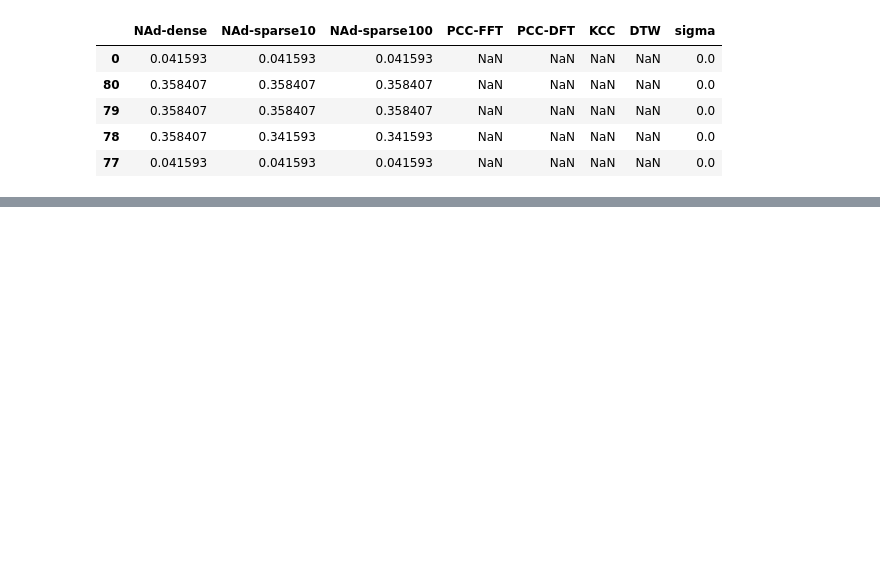
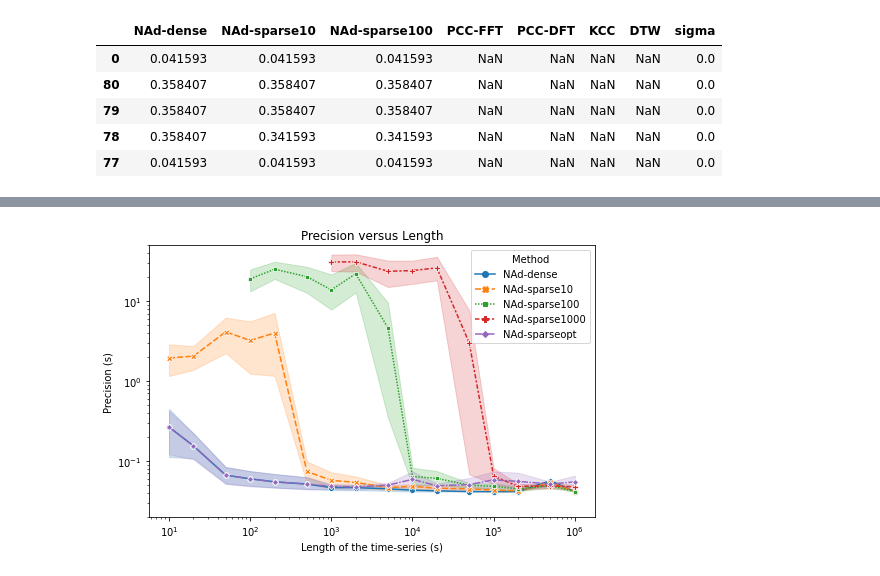
Before and after one commit to iot-salzburg/nearest-advocate, a Jupyter notebook: experiments/method_comparision_semisimulated.ipynb, the cells around one changed output, grey strips where cells are left out. Drawn from its saved outputs; the diff is of its cells as text; code cells hidden in the pictures; blank space fills up the shorter version.

```diff
--- a/experiments/method_comparision_semisimulated.ipynb
+++ b/experiments/method_comparision_semisimulated.ipynb
@@ -811,0 +836,7 @@ plt.show()
+# %%
+LENGTHS = [int(l) for l in [1e1, 2e1, 5e1, 1e2, 2e2, 5e2, 1e3, 2e3, 5e3, 1e4, 2e4, 5e4, 1e5, 2e5, 5e5, 1e6]]
+N_ITERATIONS = 20         # number of iterations per length, used for the interquartils
+METHODS = ['NAd-dense', 'NAd-sparse10', 'NAd-sparse100', 'NAd-sparse1000', 'NAd-sparseopt']  # TODO: add method specifics
+REF_SIGMA = 0.5
+SIGMA = 0.25
+FRACTION = 0.9
@@ -811,0 +972,18 @@ plt.show()
+# %%
+fig, axes = plt.subplots(1,1, figsize=(8, 5))
+
+# melt the DataFrame
+df_precision_melted = pd.melt(df_precision, id_vars="length", var_name="Method",
+                              value_vars=METHODS, value_name="precision")
+precision_plot = sns.lineplot(data=df_precision_melted,
+                              x="length", y="precision",
+                              hue="Method", style="Method", markers=True, ci=95)
+plt.title("Precision versus Length")
+plt.xlabel("Length of the time-series (s)")
+plt.ylabel("Precision (s)")
+plt.ylim((0.02, 50))
+precision_plot.set(xscale='log')
+precision_plot.set(yscale='log')
+plt.show()
+# %% [output]
+[figure, added]
```
Also changed, not shown: parts of 38 cells of this notebook.
